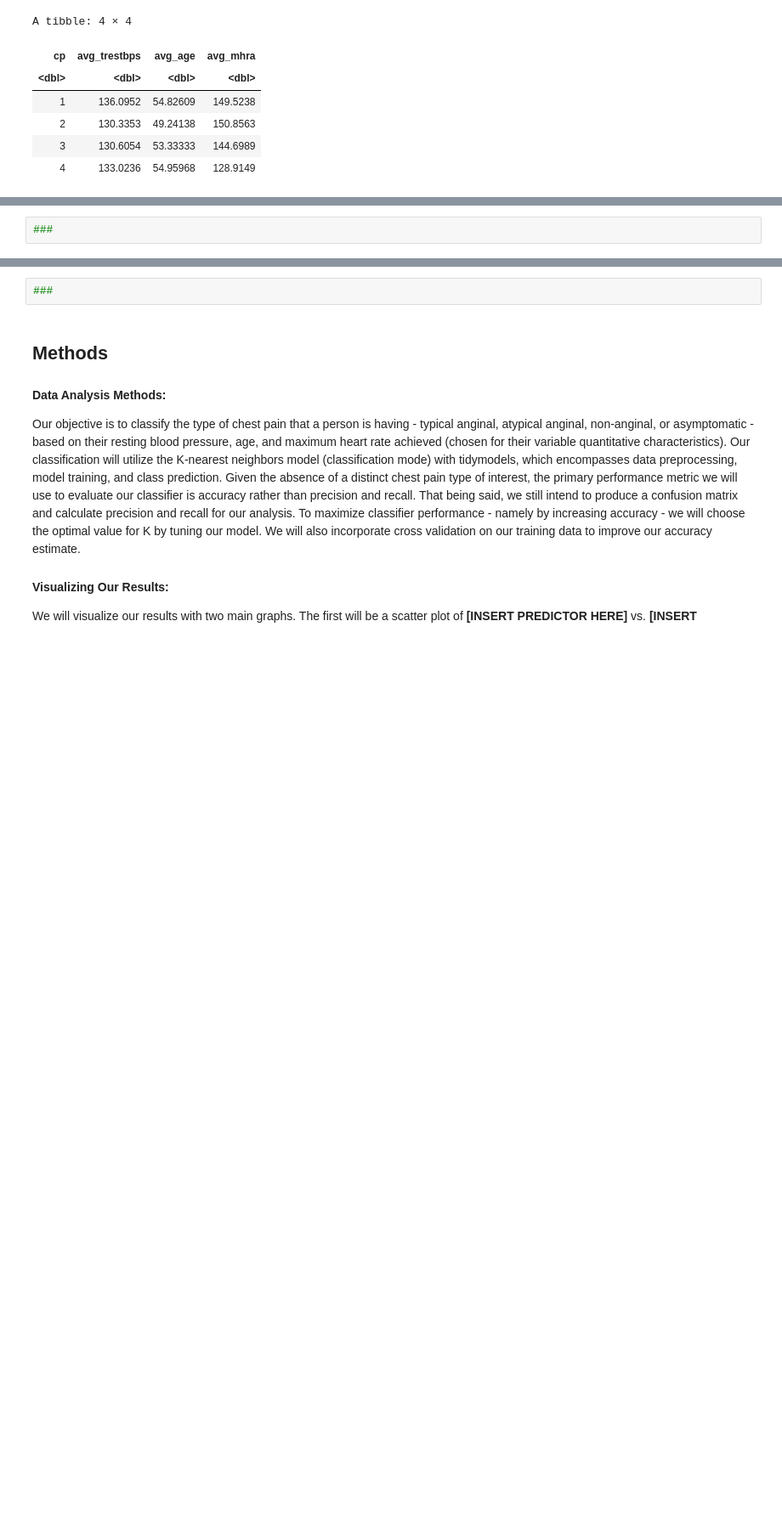
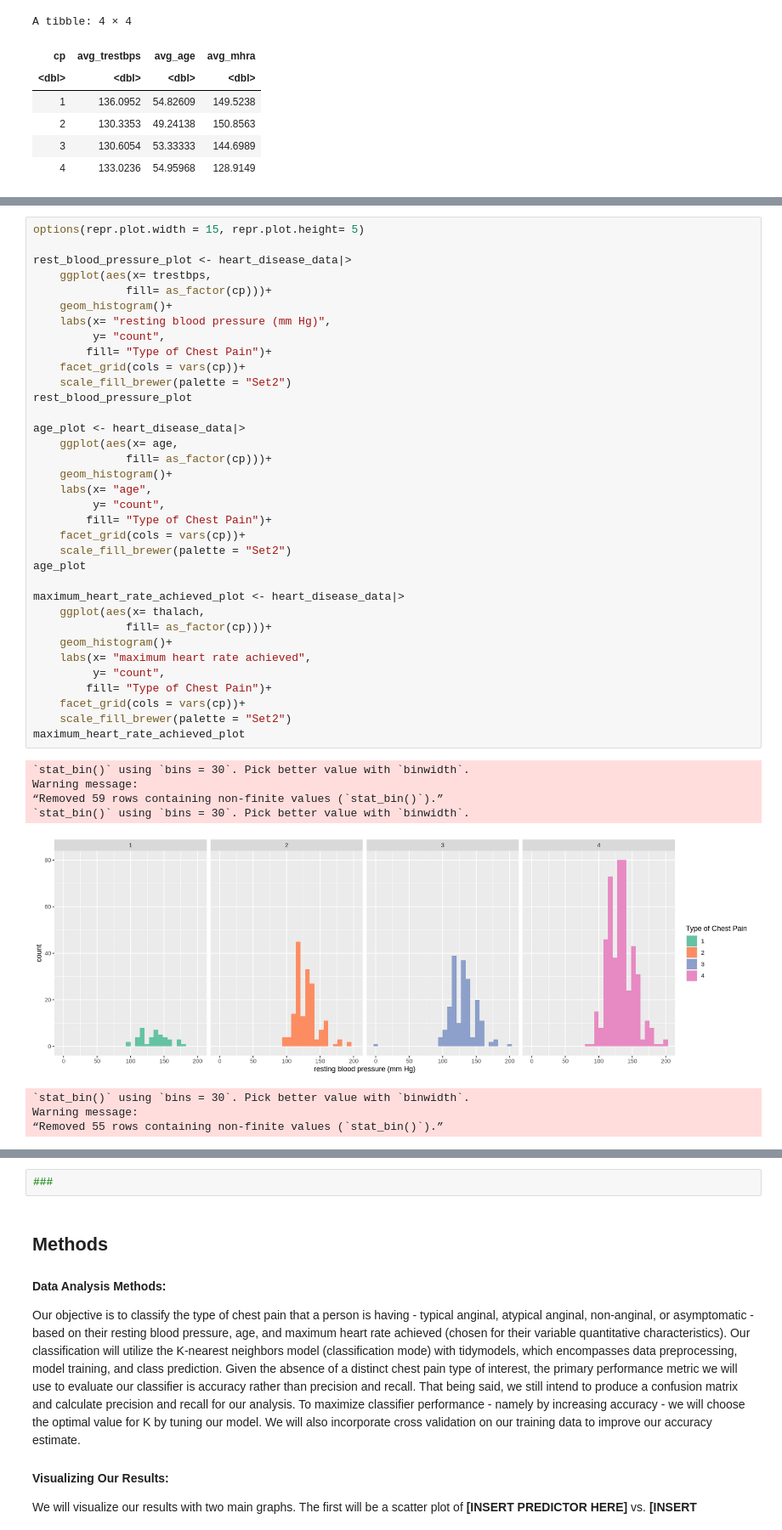
Before and after one commit to aaelbaz/DSCI-100-Group-Project, a Jupyter notebook: group_project_proposal.ipynb, the cells around one changed output, grey strips where cells are left out. Shown at 85% size. Cells and saved outputs as stored; diff of their text form; blank space fills up the shorter version.

```diff
--- a/group_project_proposal.ipynb
+++ b/group_project_proposal.ipynb
@@ -108,2 +93,44 @@ Warning message:
 # %%
-###
+options(repr.plot.width = 15, repr.plot.height= 5)
+
+rest_blood_pressure_plot <- heart_disease_data|>
+    ggplot(aes(x= trestbps,
+              fill= as_factor(cp)))+
+    geom_histogram()+
+    labs(x= "resting blood pressure (mm Hg)",
+         y= "count",
+        fill= "Type of Chest Pain")+
+    facet_grid(cols = vars(cp))+
+    scale_fill_brewer(palette = "Set2")
+rest_blood_pressure_plot
+
+age_plot <- heart_disease_data|>
+    ggplot(aes(x= age,
+              fill= as_factor(cp)))+
+    geom_histogram()+
+    labs(x= "age",
+         y= "count",
+        fill= "Type of Chest Pain")+
+    facet_grid(cols = vars(cp))+
+    scale_fill_brewer(palette = "Set2")
+age_plot
+
+maximum_heart_rate_achieved_plot <- heart_disease_data|>
+    ggplot(aes(x= thalach,
+              fill= as_factor(cp)))+
+    geom_histogram()+
+    labs(x= "maximum heart rate achieved",
+         y= "count",
+        fill= "Type of Chest Pain")+
+    facet_grid(cols = vars(cp))+
+    scale_fill_brewer(palette = "Set2")
+maximum_heart_rate_achieved_plot
+# %% [output]
+`stat_bin()` using `bins = 30`. Pick better value with `binwidth`.
+Warning message:
+“Removed 59 rows containing non-finite values (`stat_bin()`).”
+`stat_bin()` using `bins = 30`. Pick better value with `binwidth`.
+[figure, added]
+`stat_bin()` using `bins = 30`. Pick better value with `binwidth`.
+Warning message:
+“Removed 55 rows containing non-finite values (`stat_bin()`).”
```
Also changed, not shown: parts of 3 cells of this notebook.
